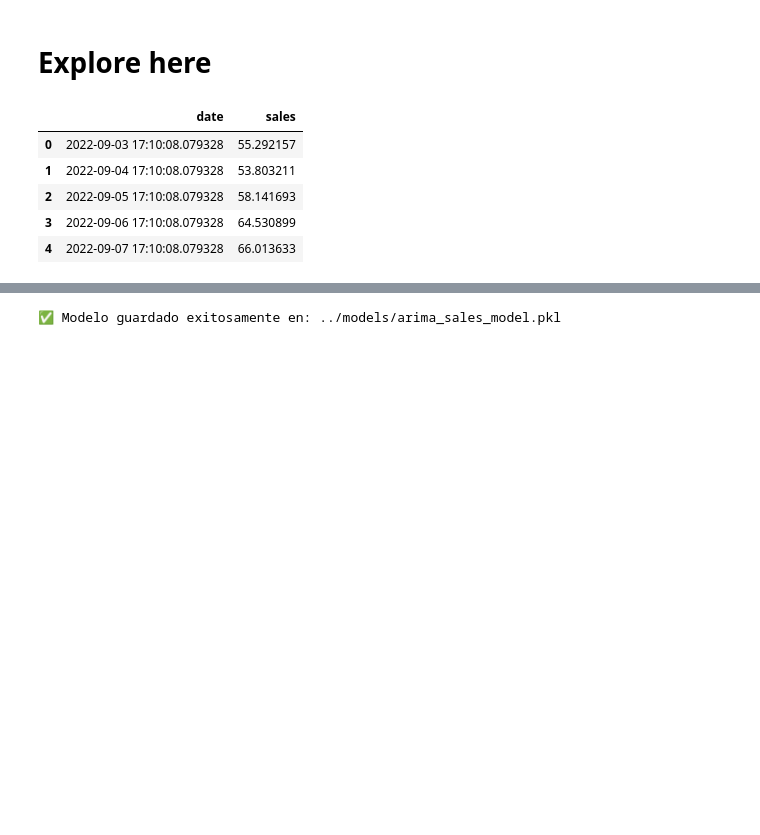
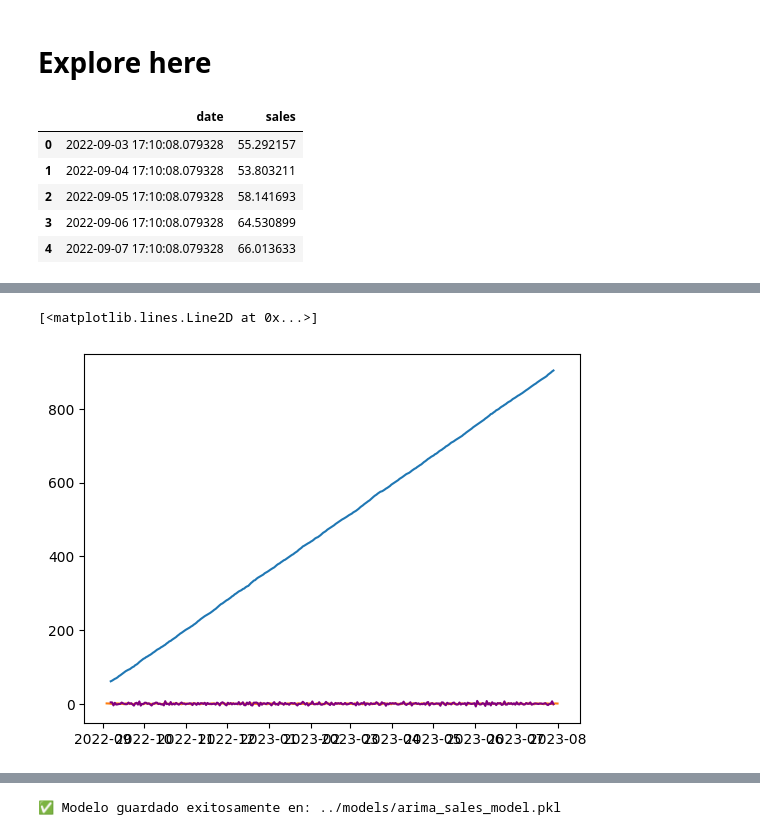
Before and after one commit to 4GeeksAcademy/series_de_tiempo_alternativoMgF, a Jupyter notebook: src/explore.ipynb, the cells around one changed output, grey strips where cells are left out. Drawn from its saved outputs; the diff is of its cells as text; code cells hidden in the pictures; blank space fills up the shorter version.

```diff
--- a/src/explore.ipynb
+++ b/src/explore.ipynb
@@ -153,0 +88,15 @@ Raíz del Error Cuadrático Medio (RMSE): 2.7297
+# %%
+from statsmodels.tsa.seasonal import seasonal_decompose
+
+seasonal = seasonal_decompose(df_train,period=7)
+
+trend = seasonal.trend
+estacionalidad = seasonal.seasonal
+error = seasonal.resid
+
+plt.plot(trend)
+plt.plot(estacionalidad)
+plt.plot(error,color='purple')
+# %% [output]
+[<matplotlib.lines.Line2D at 0x...>]
+[figure, added]
```
Also changed, not shown: parts of 20 cells of this notebook, 1 other file.
